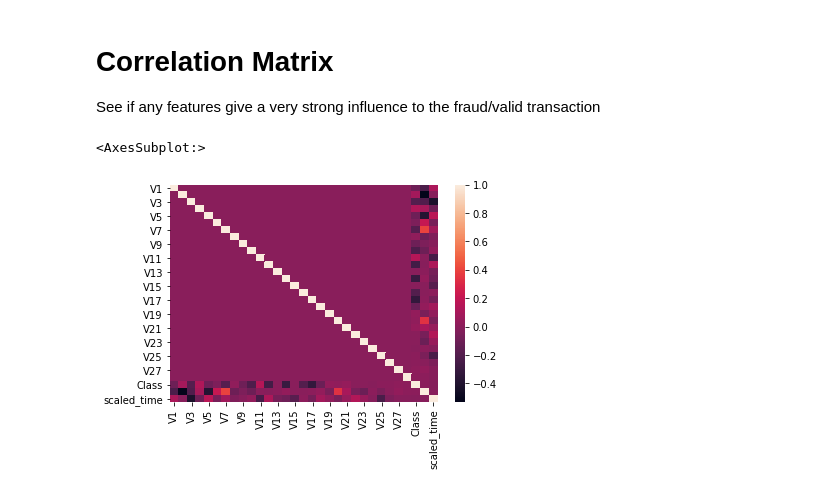
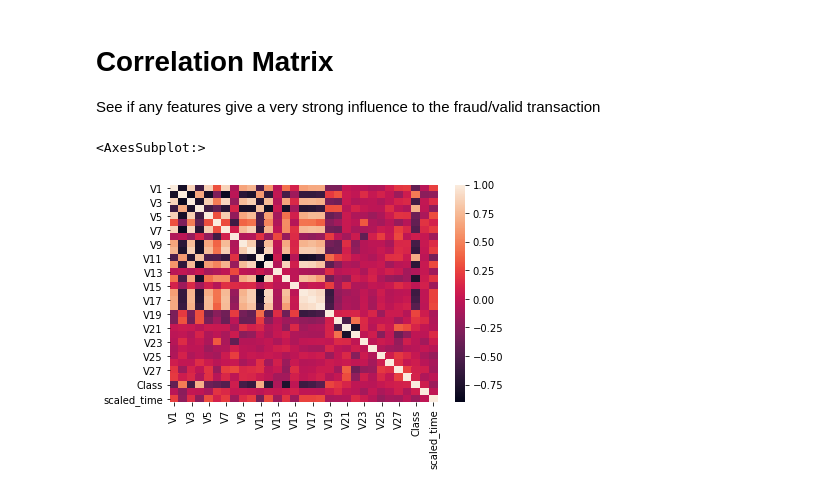
Before and after one commit to limkopii/datascience, a Jupyter notebook: creditcardfraud/Credit Card Fraud Detection.ipynb, the cells around one changed output. Saved outputs shown, nothing was run; the diff lists cells and outputs as text; code cells hidden in the pictures.

```diff
--- a/creditcardfraud/Credit Card Fraud Detection.ipynb
+++ b/creditcardfraud/Credit Card Fraud Detection.ipynb
@@ -140,5 +166,7 @@ Since "Amount" and "Time" are not transformed, we will not be able to run any ot
 from sklearn.preprocessing import StandardScaler
 scaler = StandardScaler()
 
-resamples["scaled_amount"] = scaler.fit_transform(resamples["Amount"].values.reshape(-1, 1))
-resamples["scaled_time"] = scaler.fit_transform(resamples["Time"].values.reshape(-1, 1))
+new_df["scaled_amount"] = scaler.fit_transform(new_df["Amount"].values.reshape(-1, 1))
+new_df["scaled_time"] = scaler.fit_transform(new_df["Time"].values.reshape(-1, 1))
+
+scaled_df = new_df.drop(["Time", "Amount"], axis=1)
@@ -149,8 +190,8 @@ resamples_scaled = resamples.drop(["Time", "Amount"], axis=1)
 
 See if any features give a very strong influence to the fraud/valid transaction
 # %%
-corr = resamples_scaled.corr()
+corr = scaled_df.corr()
 sns.heatmap(corr)
 # %% [output]
 <AxesSubplot:>
-[figure, old version]
+[figure, new version]
```
Also changed, not shown: parts of 14 cells of this notebook.
